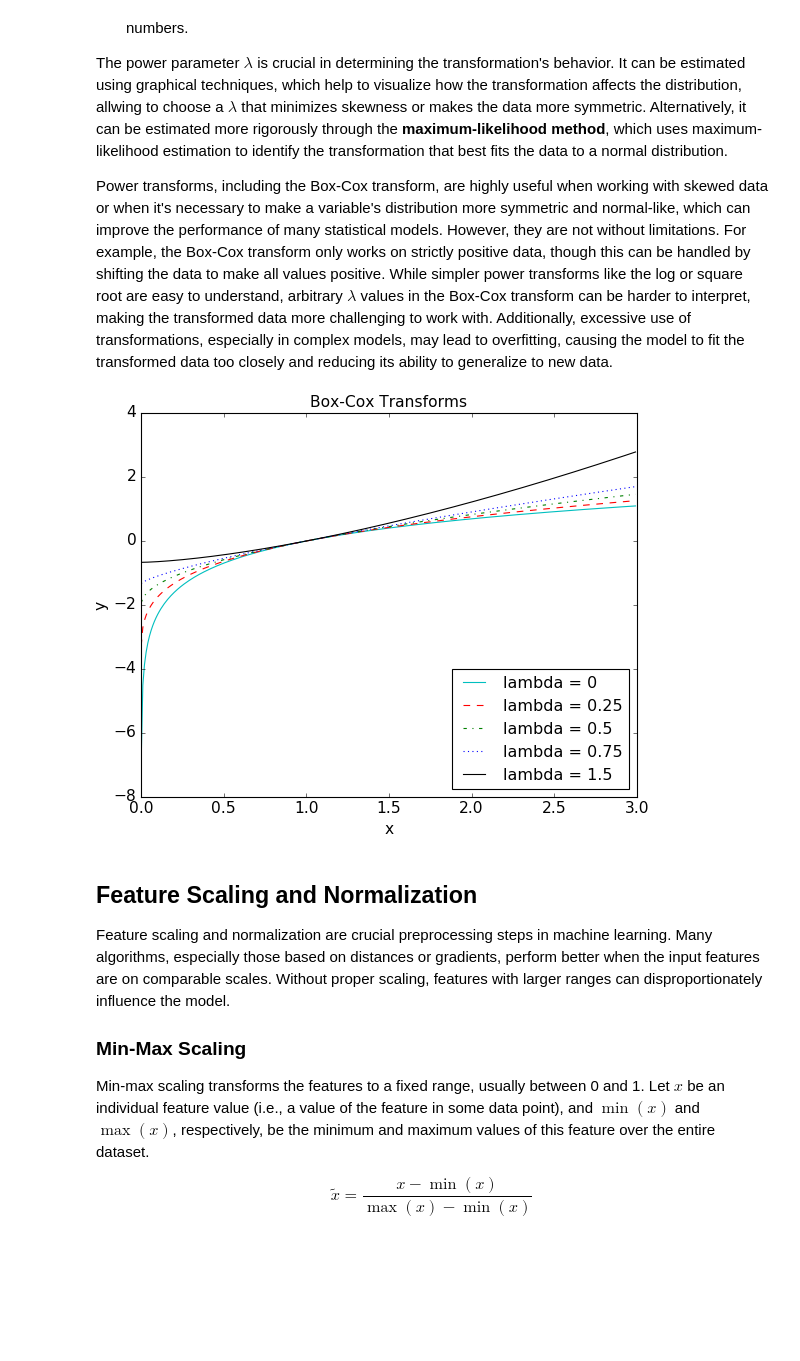
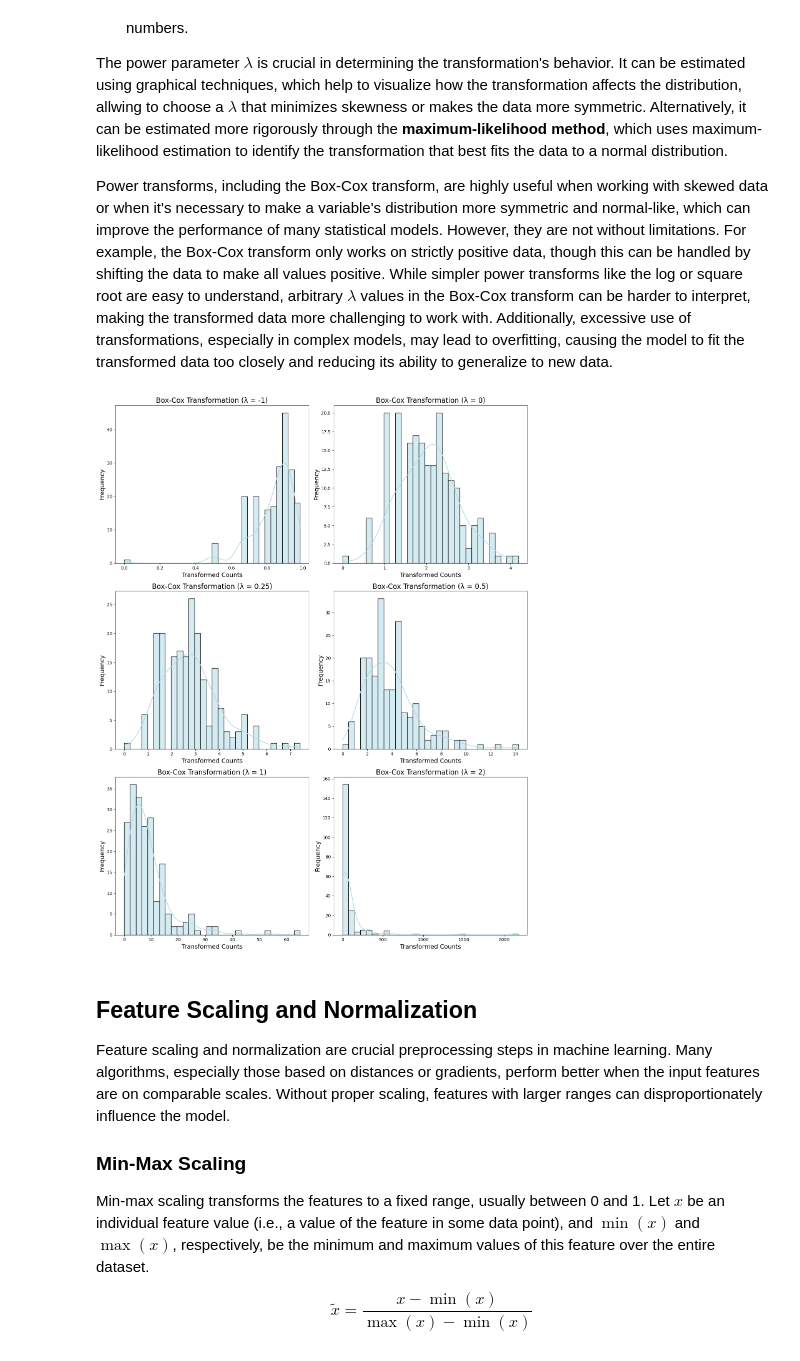
Before and after one commit to bmandracchia/ML4BD, a Jupyter notebook: _sources/chapters/02_basic_feature_engineering.ipynb, the cells around one changed output. Drawn from its saved outputs; the diff is of its cells as text; code cells hidden in the pictures; blank space fills up the shorter version.

```diff
--- a/_sources/chapters/02_basic_feature_engineering.ipynb
+++ b/_sources/chapters/02_basic_feature_engineering.ipynb
@@ -95,8 +181,40 @@ Notable power transforms are:
 The power parameter $\lambda$ is crucial in determining the transformation's behavior. It can be estimated using graphical techniques, which help to visualize how the transformation affects the distribution, allwing to choose a $\lambda$ that minimizes skewness or makes the data more symmetric. Alternatively, it can be estimated more rigorously through the **maximum-likelihood method**, which uses maximum-likelihood estimation to identify the transformation that best fits the data to a normal distribution.
 
 Power transforms, including the Box-Cox transform, are highly useful when working with skewed data or when it's necessary to make a variable's distribution more symmetric and normal-like, which can improve the performance of many statistical models. However, they are not without limitations. For example, the Box-Cox transform only works on strictly positive data, though this can be handled by shifting the data to make all values positive. While simpler power transforms like the log or square root are easy to understand, arbitrary $\lambda$ values in the Box-Cox transform can be harder to interpret, making the transformed data more challenging to work with. Additionally, excessive use of transformations, especially in complex models, may lead to overfitting, causing the model to fit the transformed data too closely and reducing its ability to generalize to new data.
-# %% [markdown]
-![image.png](attachment:image.png)
+# %%
+from scipy import stats
+
+# Define lambda values for Box-Cox transformation
+lambda_values = [-1, 0, 0.25, 0.5, 1, 2]
+transformed_data = []
+
+# Apply Box-Cox transformation for each lambda
+for lam in lambda_values:
+    if lam == 0:
+        # Use log transformation for lambda = 0
+        transformed_data.append(np.log1p(review_counts))
+    else:
+        transformed_data.append(stats.boxcox(review_counts + 1, lmbda=lam))  # Adding 1 to avoid issues with zero values
+
+# Create DataFrame for transformed data
+transformed_df = pd.DataFrame(transformed_data).T
+transformed_df.columns = [f'Lambda = {lam}' for lam in lambda_values]
+
+# Create a grid for plotting
+fig, axs = plt.subplots(3, 2, figsize=(14, 18))
+
+# Plot transformed data distributions
+for i, lam in enumerate(lambda_values):
+    ax = axs[i // 2, i % 2]
+    sns.histplot(transformed_df[f'Lambda = {lam}'], bins=30, kde=True, color='lightblue', ax=ax)
+    ax.set_title(f'Box-Cox Transformation (λ = {lam})', fontsize=16)
+    ax.set_xlabel('Transformed Counts', fontsize=14)
+    ax.set_ylabel('Frequency', fontsize=14)
+
+plt.tight_layout()
+plt.show()
+# %% [output]
+[figure, added]
 # %% [markdown]
 ## Feature Scaling and Normalization
 
```
Also changed, not shown: parts of 14 cells of this notebook, 8 other files.
